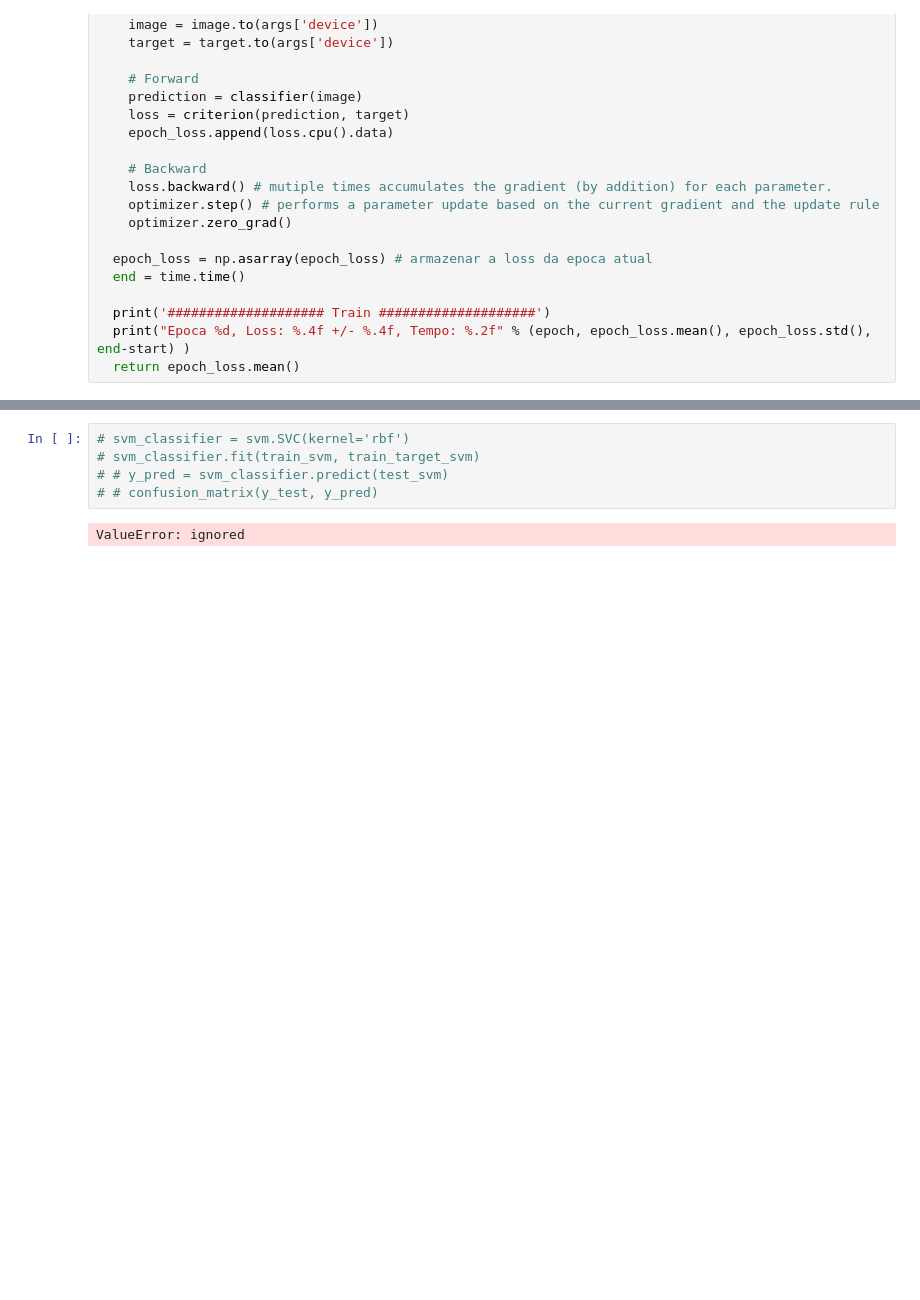
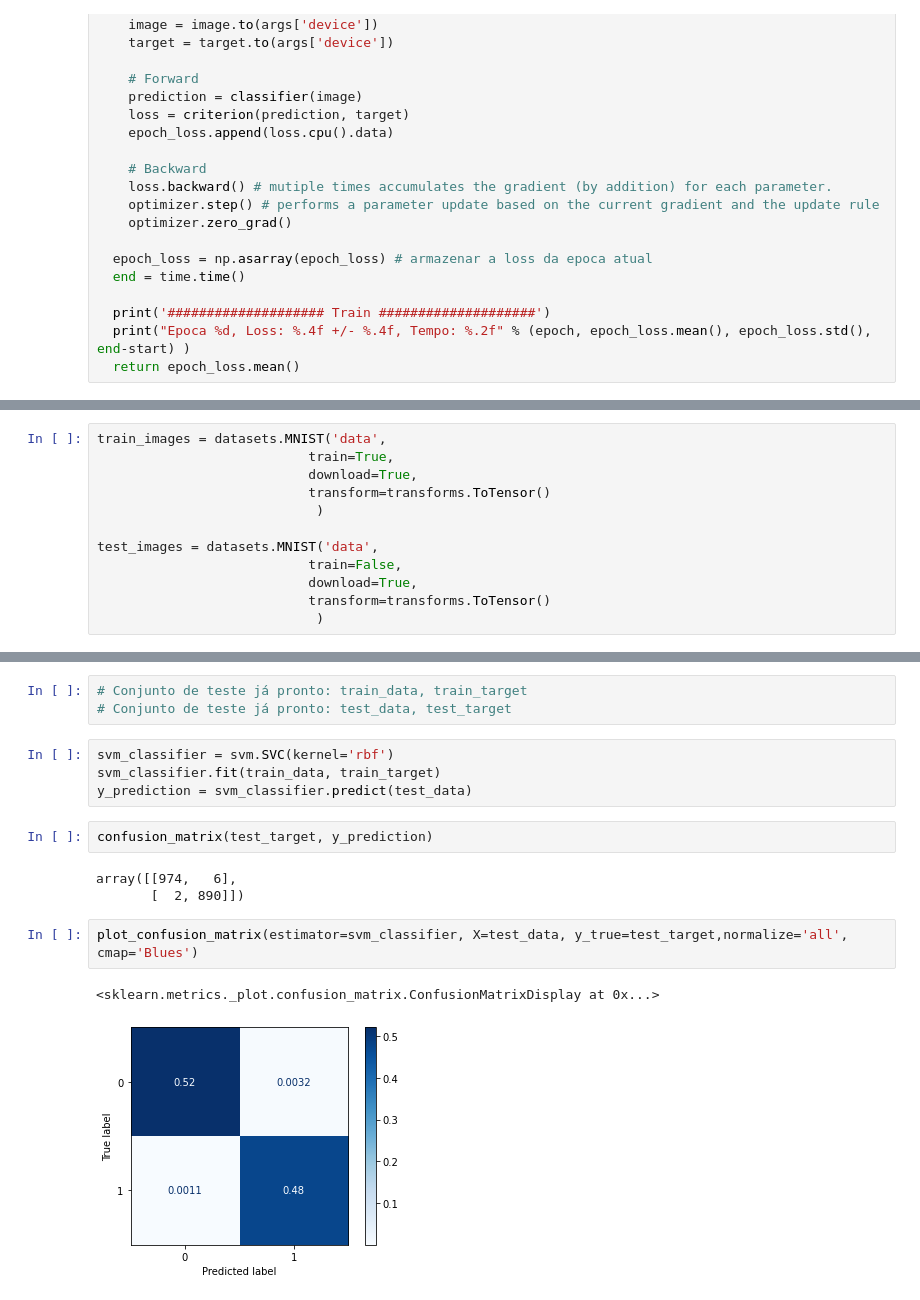
Before and after one commit to JaquelineJunko/Classificador_de_Digitos, a Jupyter notebook: Digits_Classifier.ipynb, the cells around one changed output, grey strips where cells are left out. Drawn from its saved outputs; the diff is of its cells as text; blank space fills up the shorter version.

```diff
--- a/Digits_Classifier.ipynb
+++ b/Digits_Classifier.ipynb
@@ -522,0 +544,12 @@ numpy.ndarray
+# %%
+train_images = datasets.MNIST('data',
+                           train=True,
+                           download=True,
+                           transform=transforms.ToTensor()
+                            )
+
+test_images = datasets.MNIST('data',
+                           train=False,
+                           download=True,
+                           transform=transforms.ToTensor()
+                            )
@@ -523,7 +614,17 @@ numpy.ndarray
+# %%
+# Conjunto de teste já pronto: train_data, train_target
+# Conjunto de teste já pronto: test_data, test_target
 # %%
-# svm_classifier = svm.SVC(kernel='rbf')
-# svm_classifier.fit(train_svm, train_target_svm)
-# # y_pred = svm_classifier.predict(test_svm)
-# # confusion_matrix(y_test, y_pred)
+svm_classifier = svm.SVC(kernel='rbf')
+svm_classifier.fit(train_data, train_target)
+y_prediction = svm_classifier.predict(test_data)
-# %% [output]
-ValueError: ignored
+# %%
+confusion_matrix(test_target, y_prediction)
+# %% [output]
+array([[974,   6],
+       [  2, 890]])
+# %%
+plot_confusion_matrix(estimator=svm_classifier, X=test_data, y_true=test_target,normalize='all', cmap='Blues')
+# %% [output]
+<sklearn.metrics._plot.confusion_matrix.ConfusionMatrixDisplay at 0x...>
+[figure, added]
```
Also changed, not shown: parts of 32 cells of this notebook.
